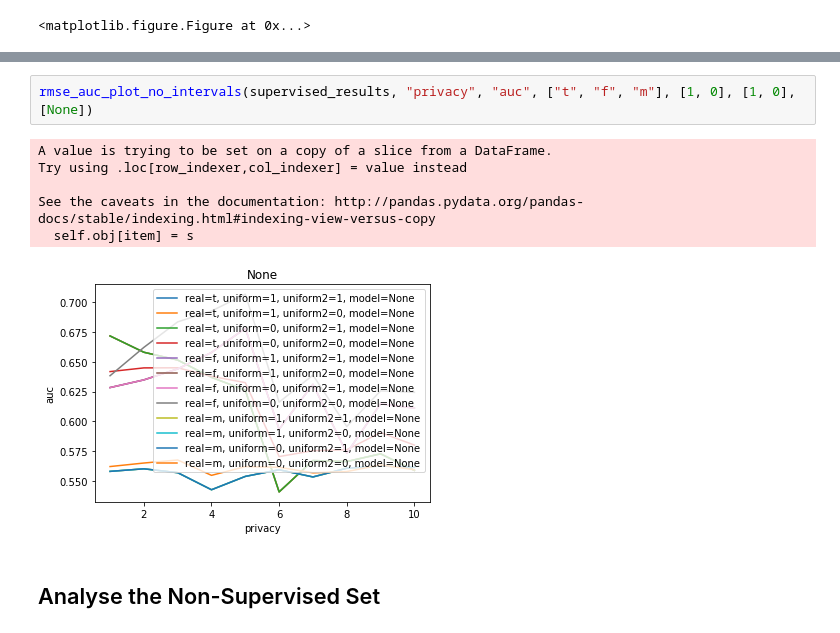
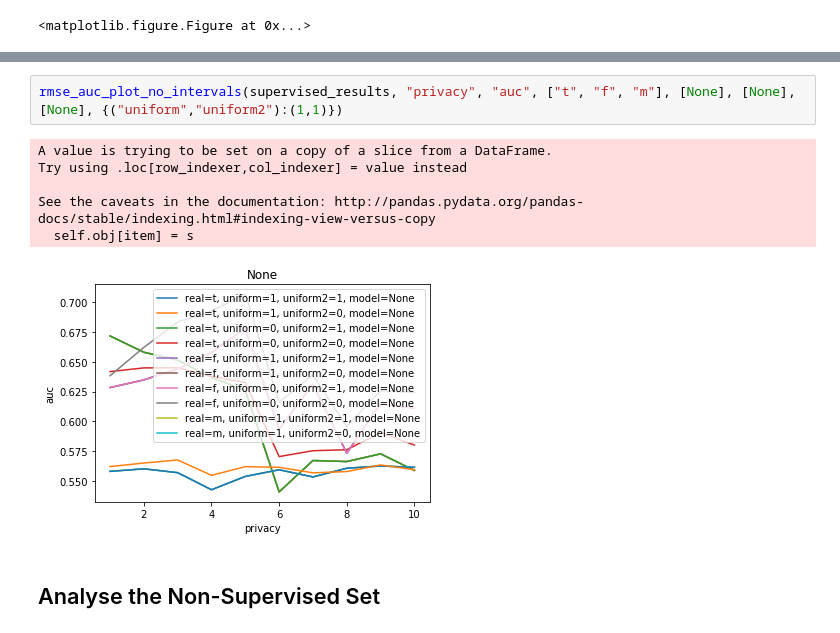
Before and after one commit to jwzinser/Tesis, a Jupyter notebook: final/privacy_data.ipynb, the cells around one changed output, grey strips where cells are left out. Cells and saved outputs as stored; diff of their text form.

```diff
--- a/final/privacy_data.ipynb
+++ b/final/privacy_data.ipynb
@@ -47,12 +49,12 @@ rocs_by_case(supervised_results, {"real": ["t"], "uniform": 1, "uniform2":1, "mo
 # %%
-rmse_auc_plot_no_intervals(supervised_results, "privacy", "auc", ["t", "f", "m"], [1, 0], [1, 0], [None])
+rmse_auc_plot_no_intervals(supervised_results, "privacy", "auc", ["t", "f", "m"], [None], [None], [None], {("uniform","uniform2"):(1,1)})
 # %% [output]
 A value is trying to be set on a copy of a slice from a DataFrame.
 Try using .loc[row_indexer,col_indexer] = value instead
 
 See the caveats in the documentation: http://pandas.pydata.org/pandas-docs/stable/indexing.html#indexing-view-versus-copy
   self.obj[item] = s
-[figure, old version]
+[figure, new version]
 # %% [markdown]
 ## Analyse the Non-Supervised Set
 # %%
```
Also changed, not shown: parts of 1 cell of this notebook, 1 other file.
